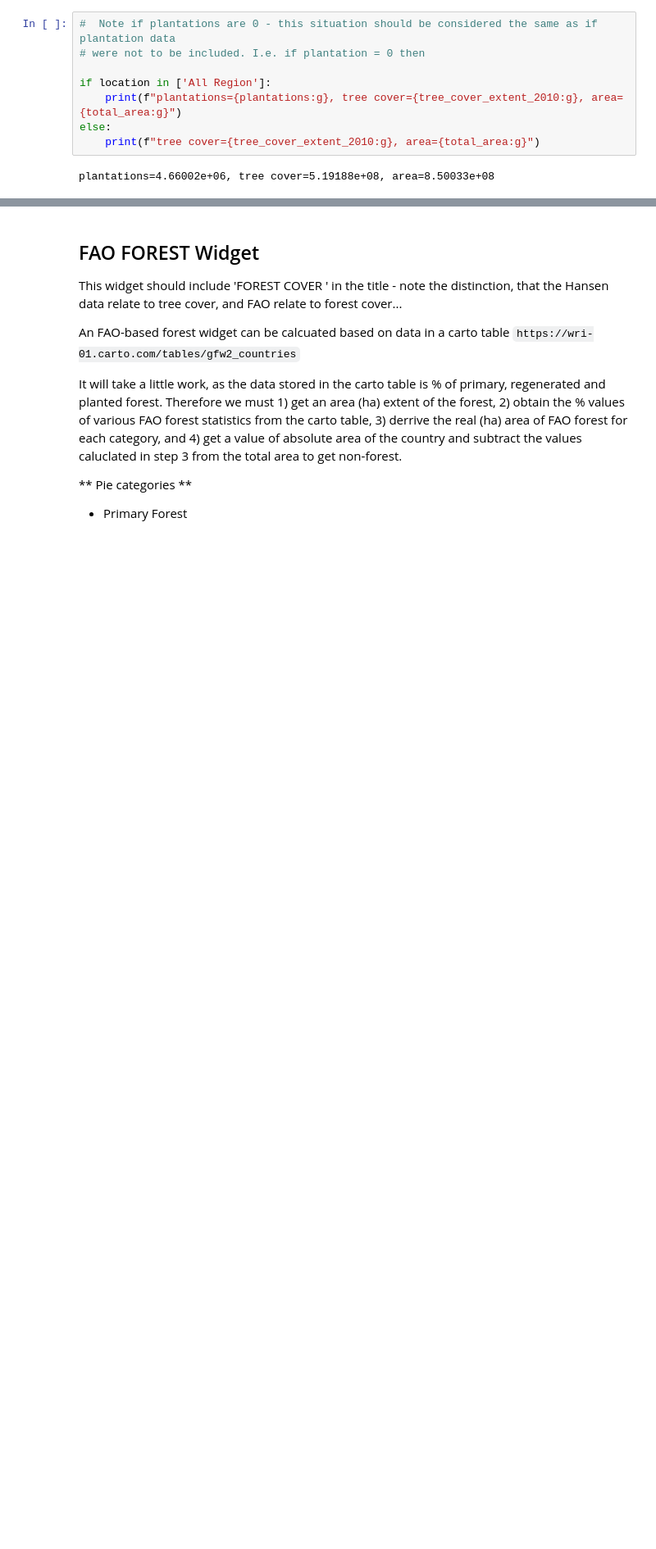
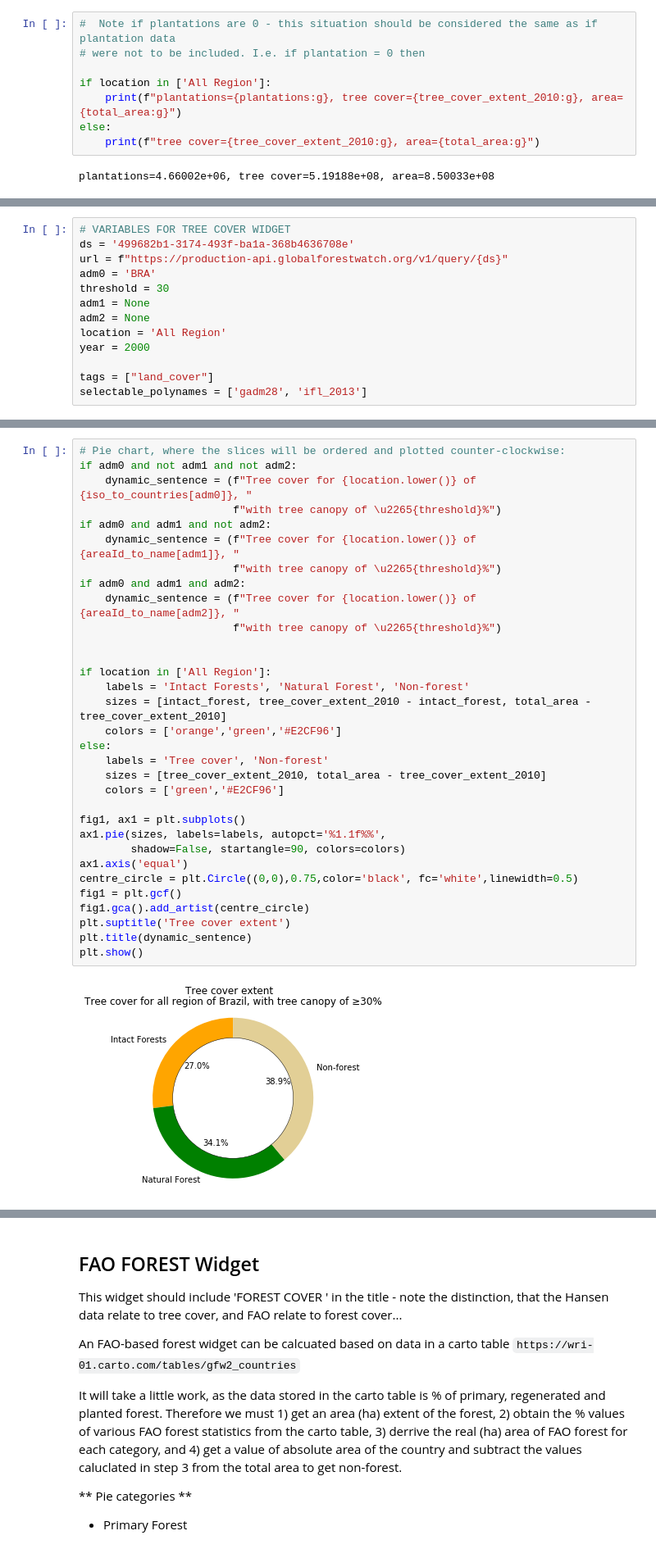
Before and after one commit to Vizzuality/data_sci_tutorials, a Jupyter notebook: work/Country_pages_examples.ipynb, the cells around one changed output, grey strips where cells are left out. Shown: that part at 82% size. Cells and saved outputs as stored; diff of their text form; blank space fills up the shorter version.

```diff
--- a/work/Country_pages_examples.ipynb
+++ b/work/Country_pages_examples.ipynb
@@ -531,0 +559,13 @@ plt.show()
+# %%
+# VARIABLES FOR TREE COVER WIDGET
+ds = '499682b1-3174-493f-ba1a-368b4636708e'
+url = f"https://production-api.globalforestwatch.org/v1/query/{ds}"
+adm0 = 'BRA'
+threshold = 30
+adm1 = None
+adm2 = None
+location = 'All Region'
+year = 2000
+
+tags = ["land_cover"]
+selectable_polynames = ['gadm28', 'ifl_2013']
@@ -531,0 +661,34 @@ plt.show()
+# %%
+# Pie chart, where the slices will be ordered and plotted counter-clockwise:
+if adm0 and not adm1 and not adm2:
+    dynamic_sentence = (f"Tree cover for {location.lower()} of {iso_to_countries[adm0]}, "
+                        f"with tree canopy of \u2265{threshold}%")
+if adm0 and adm1 and not adm2:
+    dynamic_sentence = (f"Tree cover for {location.lower()} of {areaId_to_name[adm1]}, "
+                        f"with tree canopy of \u2265{threshold}%")
+if adm0 and adm1 and adm2:
+    dynamic_sentence = (f"Tree cover for {location.lower()} of {areaId_to_name[adm2]}, "
+                        f"with tree canopy of \u2265{threshold}%")
+
+
+if location in ['All Region']:
+    labels = 'Intact Forests', 'Natural Forest', 'Non-forest'
+    sizes = [intact_forest, tree_cover_extent_2010 - intact_forest, total_area - tree_cover_extent_2010]
+    colors = ['orange','green','#E2CF96']
+else:
+    labels = 'Tree cover', 'Non-forest'
+    sizes = [tree_cover_extent_2010, total_area - tree_cover_extent_2010]
+    colors = ['green','#E2CF96']
+
+fig1, ax1 = plt.subplots()
+ax1.pie(sizes, labels=labels, autopct='%1.1f%%',
+        shadow=False, startangle=90, colors=colors)
+ax1.axis('equal')
+centre_circle = plt.Circle((0,0),0.75,color='black', fc='white',linewidth=0.5)
+fig1 = plt.gcf()
+fig1.gca().add_artist(centre_circle)
+plt.suptitle('Tree cover extent')
+plt.title(dynamic_sentence)
+plt.show()
+# %% [output]
+[figure, added]
```
Also changed, not shown: parts of 17 cells of this notebook.
